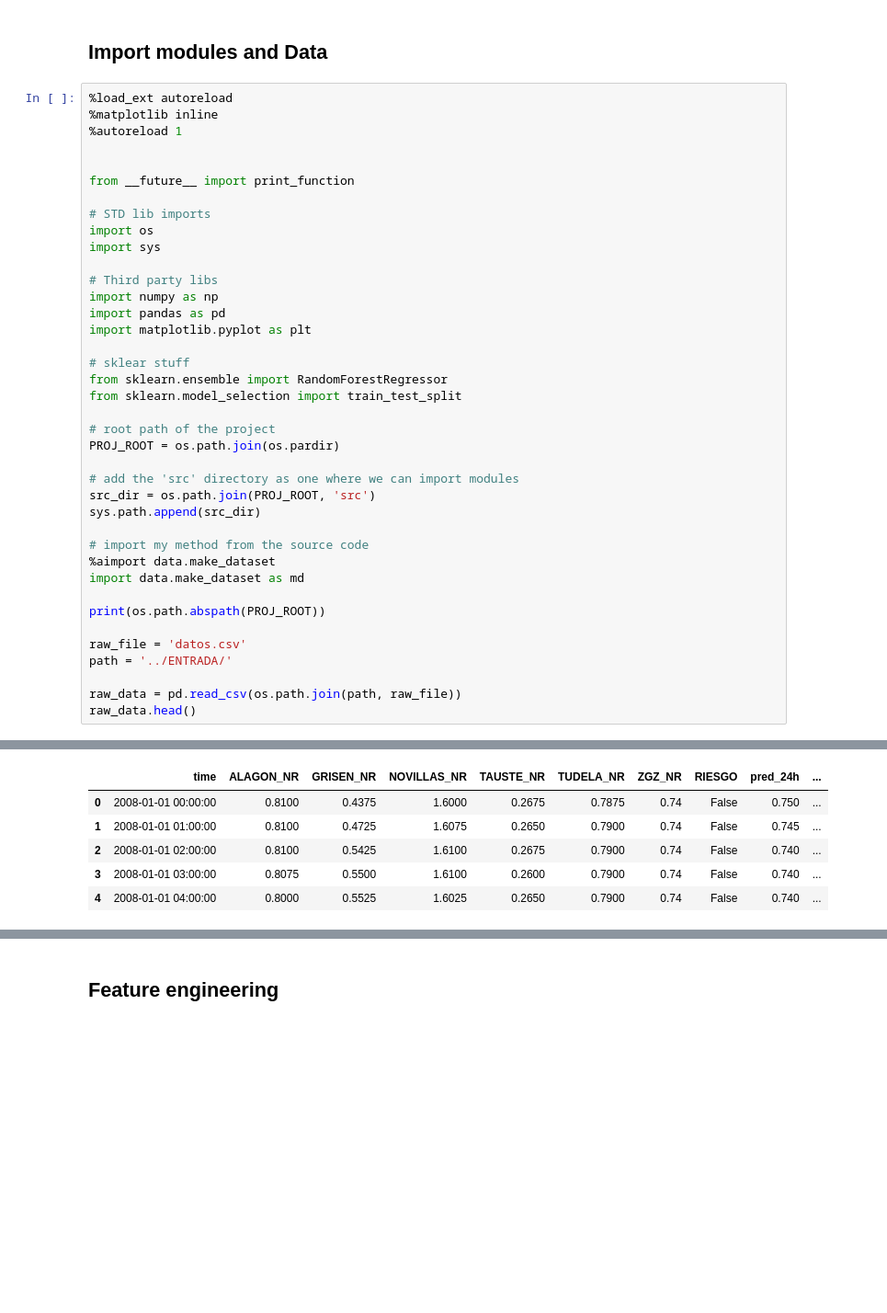
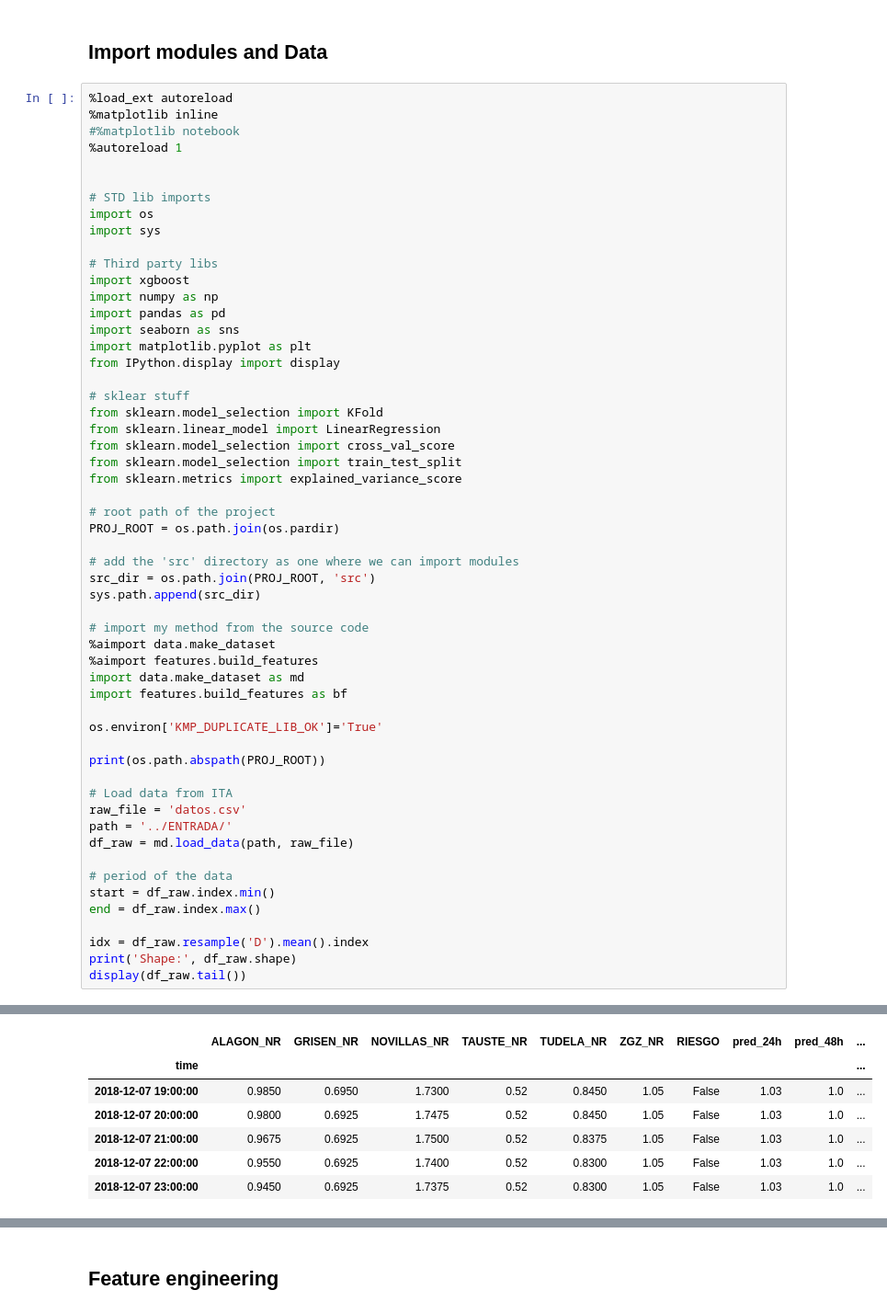
Before and after one commit to mlopezcaballero/Apsu, a Jupyter notebook: notebooks/data_preparation.ipynb, the cells around one changed output, grey strips where cells are left out. Shown at 92% size. Drawn from its saved outputs; the diff is of its cells as text; blank space fills up the shorter version.

```diff
--- a/notebooks/data_preparation.ipynb
+++ b/notebooks/data_preparation.ipynb
@@ -20,23 +21,28 @@ Find the best model that predict the level of the Evro river when cros Zaragoza.
 # %%
 %load_ext autoreload
 %matplotlib inline
+#%matplotlib notebook
 %autoreload 1
 
-
-from __future__ import print_function
 
 # STD lib imports
 import os
 import sys
 
 # Third party libs
+import xgboost
 import numpy as np
 import pandas as pd
+import seaborn as sns
 import matplotlib.pyplot as plt
+from IPython.display import display
 
 # sklear stuff
-from sklearn.ensemble import RandomForestRegressor
+from sklearn.model_selection import KFold
+from sklearn.linear_model import LinearRegression
+from sklearn.model_selection import cross_val_score
 from sklearn.model_selection import train_test_split
+from sklearn.metrics import explained_variance_score
 
 # root path of the project
 PROJ_ROOT = os.path.join(os.pardir)
@@ -47,14 +53,25 @@ sys.path.append(src_dir)
 
 # import my method from the source code
 %aimport data.make_dataset
+%aimport features.build_features
 import data.make_dataset as md
+import features.build_features as bf
+
+os.environ['KMP_DUPLICATE_LIB_OK']='True'
 
 print(os.path.abspath(PROJ_ROOT))
 
+# Load data from ITA
 raw_file = 'datos.csv'
 path = '../ENTRADA/'
+df_raw = md.load_data(path, raw_file)
 
-raw_data = pd.read_csv(os.path.join(path, raw_file))
-raw_data.head()
+# period of the data
+start = df_raw.index.min()
+end = df_raw.index.max()
+
+idx = df_raw.resample('D').mean().index
+print('Shape:', df_raw.shape)
+display(df_raw.tail())
 # %% [output]
 /Users/miloc/Documents/git-hub/Apsu
@@ -61,6 +79,7 @@ raw_data.head()
-|  | time | ALAGON_NR | GRISEN_NR | NOVILLAS_NR | TAUSTE_NR | TUDELA_NR | ZGZ_NR | RIESGO | pred_24h | ... |
-| 0 | 2008-01-01 00:00:00 | 0.8100 | 0.4375 | 1.6000 | 0.2675 | 0.7875 | 0.74 | False | 0.750 | ... |
-| 1 | 2008-01-01 01:00:00 | 0.8100 | 0.4725 | 1.6075 | 0.2650 | 0.7900 | 0.74 | False | 0.745 | ... |
-| 2 | 2008-01-01 02:00:00 | 0.8100 | 0.5425 | 1.6100 | 0.2675 | 0.7900 | 0.74 | False | 0.740 | ... |
-| 3 | 2008-01-01 03:00:00 | 0.8075 | 0.5500 | 1.6100 | 0.2600 | 0.7900 | 0.74 | False | 0.740 | ... |
-| 4 | 2008-01-01 04:00:00 | 0.8000 | 0.5525 | 1.6025 | 0.2650 | 0.7900 | 0.74 | False | 0.740 | ... |
+|  | ALAGON_NR | GRISEN_NR | NOVILLAS_NR | TAUSTE_NR | TUDELA_NR | ZGZ_NR | RIESGO | pred_24h | pred_48h | ... |
+| time |  |  |  |  |  |  |  |  |  | ... |
+| 2018-12-07 19:00:00 | 0.9850 | 0.6950 | 1.7300 | 0.52 | 0.8450 | 1.05 | False | 1.03 | 1.0 | ... |
+| 2018-12-07 20:00:00 | 0.9800 | 0.6925 | 1.7475 | 0.52 | 0.8450 | 1.05 | False | 1.03 | 1.0 | ... |
+| 2018-12-07 21:00:00 | 0.9675 | 0.6925 | 1.7500 | 0.52 | 0.8375 | 1.05 | False | 1.03 | 1.0 | ... |
+| 2018-12-07 22:00:00 | 0.9550 | 0.6925 | 1.7400 | 0.52 | 0.8300 | 1.05 | False | 1.03 | 1.0 | ... |
+| 2018-12-07 23:00:00 | 0.9450 | 0.6925 | 1.7375 | 0.52 | 0.8300 | 1.05 | False | 1.03 | 1.0 | ... |
```
Also changed, not shown: parts of 26 cells of this notebook, 2 other files.
